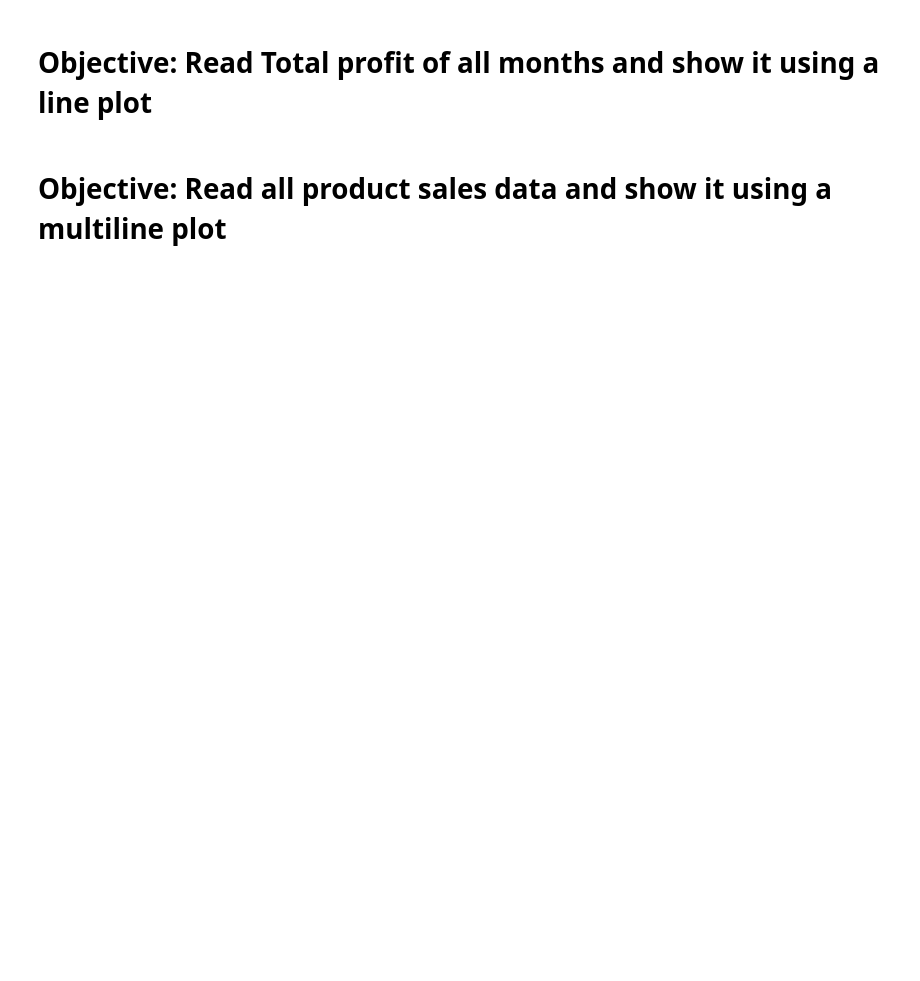
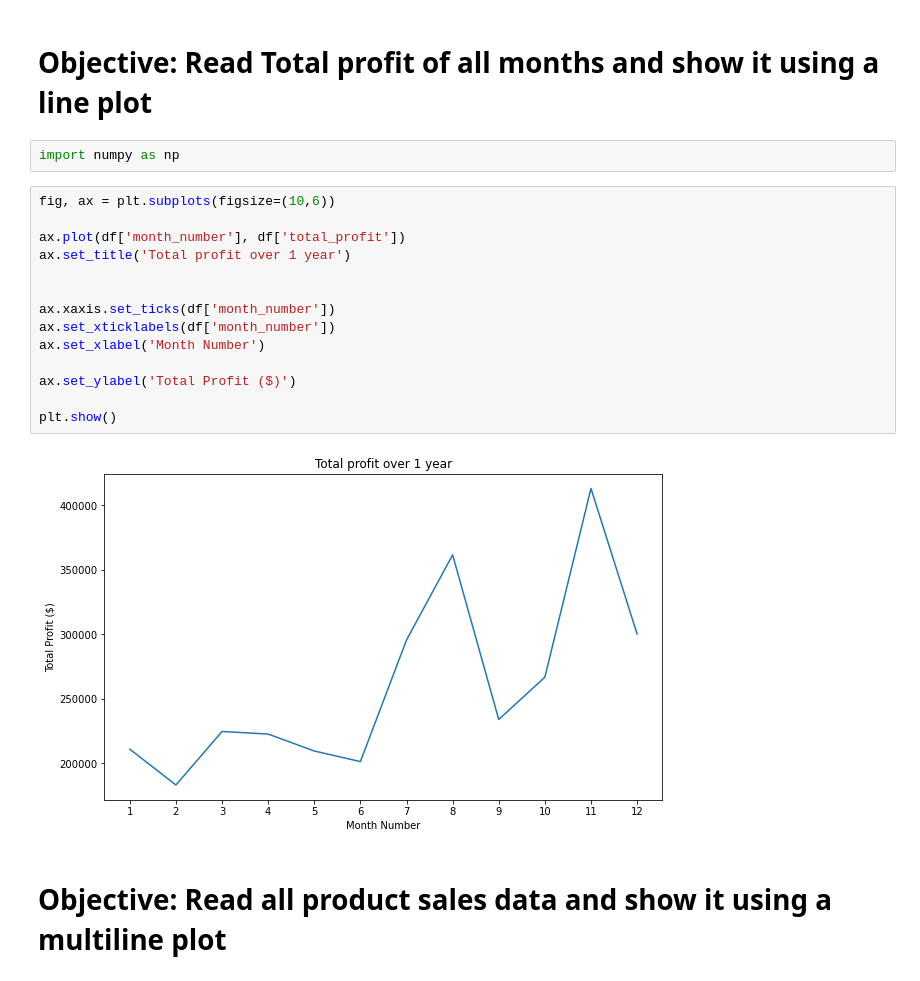
Before and after one commit to ryan-ferns/DS_auticon_dataviz, a Jupyter notebook: matplotlib_exercise.ipynb, the cells around one changed output. Saved outputs shown, nothing was run; the diff lists cells and outputs as text; blank space fills up the shorter version.

```diff
--- a/matplotlib_exercise.ipynb
+++ b/matplotlib_exercise.ipynb
@@ -11,4 +63,22 @@ df.head()
 # %% [markdown]
 # Objective: Read Total profit of all months and show it using a line plot
+# %%
+import numpy as np
+# %%
+fig, ax = plt.subplots(figsize=(10,6))
+
+ax.plot(df['month_number'], df['total_profit'])
+ax.set_title('Total profit over 1 year')
+
+
+ax.xaxis.set_ticks(df['month_number'])
+ax.set_xticklabels(df['month_number'])
+ax.set_xlabel('Month Number')
+
+ax.set_ylabel('Total Profit ($)')
+
+plt.show()
+# %% [output]
+[figure, added]
 # %% [markdown]
 # Objective: Read all product sales data and show it  using a multiline plot
```
Also changed, not shown: parts of 9 cells of this notebook.
